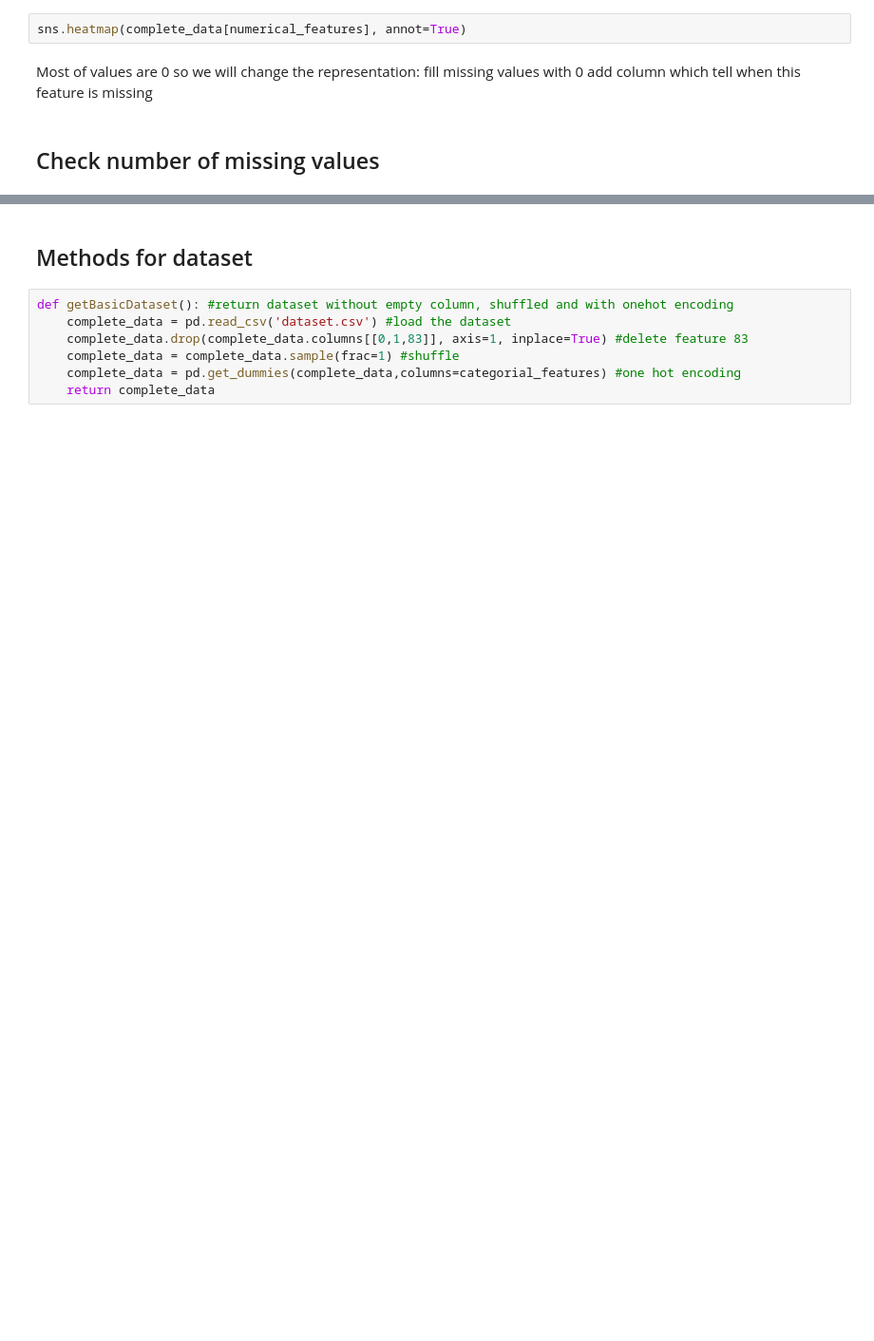
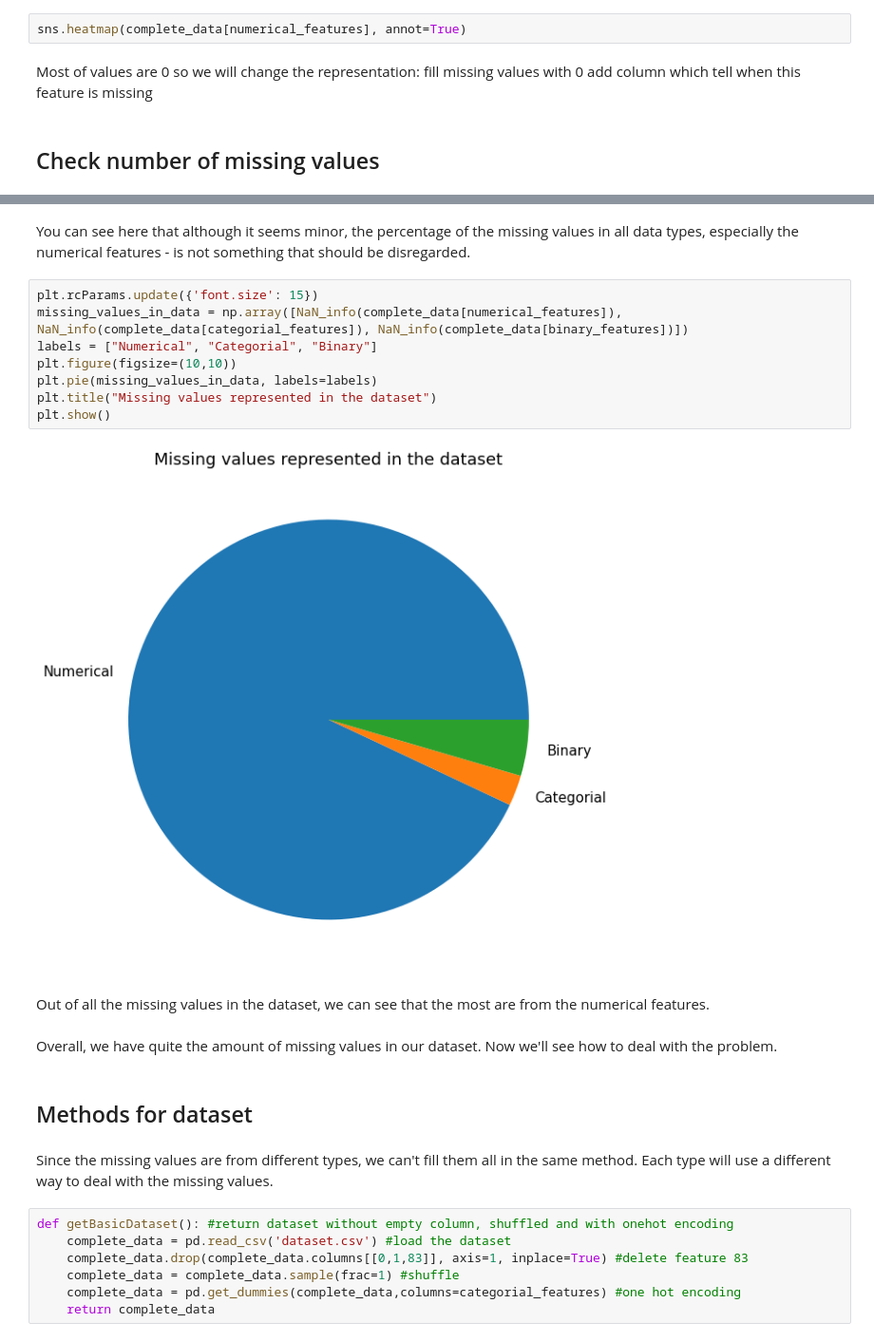
Before and after one commit to EladBil/DS-Squad-Project, a Jupyter notebook: PresentationNotebook.ipynb, the cells around one changed output, grey strips where cells are left out. Shown: that part at 95% size. Cells and saved outputs as stored; diff of their text form; blank space fills up the shorter version.

```diff
--- a/PresentationNotebook.ipynb
+++ b/PresentationNotebook.ipynb
@@ -253,5 +276,23 @@ Many missing values: we need to find methos to fill them
+# %% [markdown]
+You can see here that although it seems minor, the percentage of the missing values in all data types, especially the numerical features - is not something that should be disregarded.
+# %%
+plt.rcParams.update({'font.size': 15})
+missing_values_in_data = np.array([NaN_info(complete_data[numerical_features]), NaN_info(complete_data[categorial_features]), NaN_info(complete_data[binary_features])])
+labels = ["Numerical", "Categorial", "Binary"]
+plt.figure(figsize=(10,10))
+plt.pie(missing_values_in_data, labels=labels)
+plt.title("Missing values represented in the dataset")
+plt.show()
+# %% [output]
+[figure, added]
+# %% [markdown]
+Out of all the missing values in the dataset, we can see that the most are from the numerical features.
+# %% [markdown]
+Overall, we have quite the amount of missing values in our dataset. Now we'll see how to deal with the problem.
 # %% [markdown]
 ## Methods for dataset
+# %% [markdown]
+Since the missing values are from different types, we can't fill them all in the same method. Each type will use a different way to deal with the missing values.
 # %%
 def getBasicDataset(): #return dataset without empty column, shuffled and with onehot encoding
     complete_data = pd.read_csv('dataset.csv') #load the dataset
```
Also changed, not shown: parts of 8 cells of this notebook.
